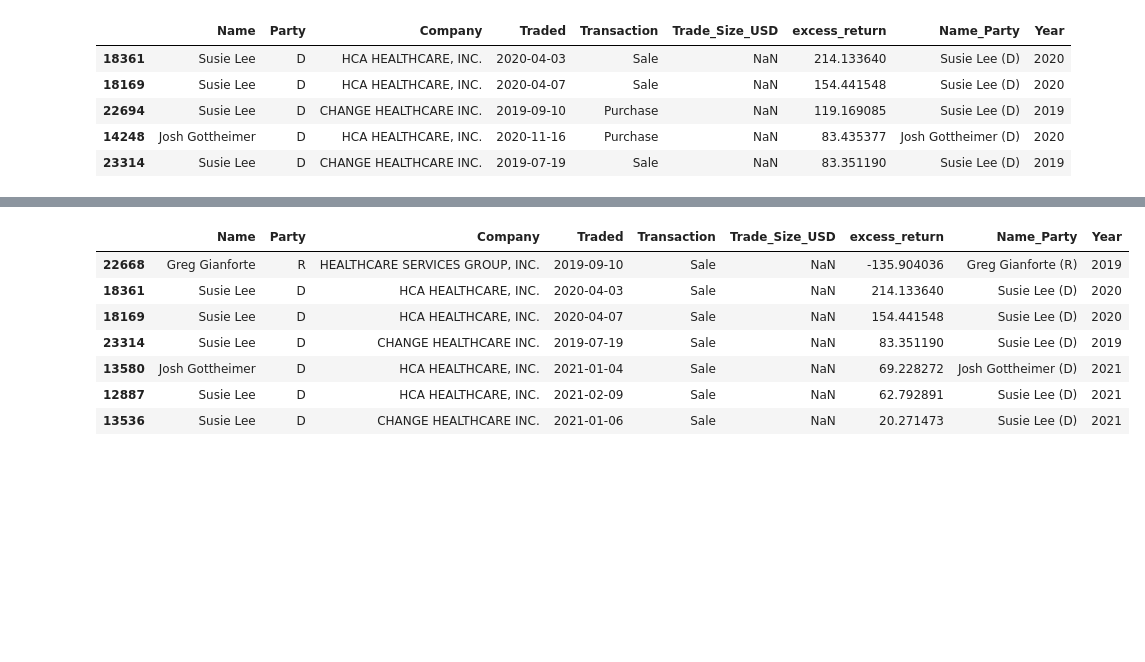
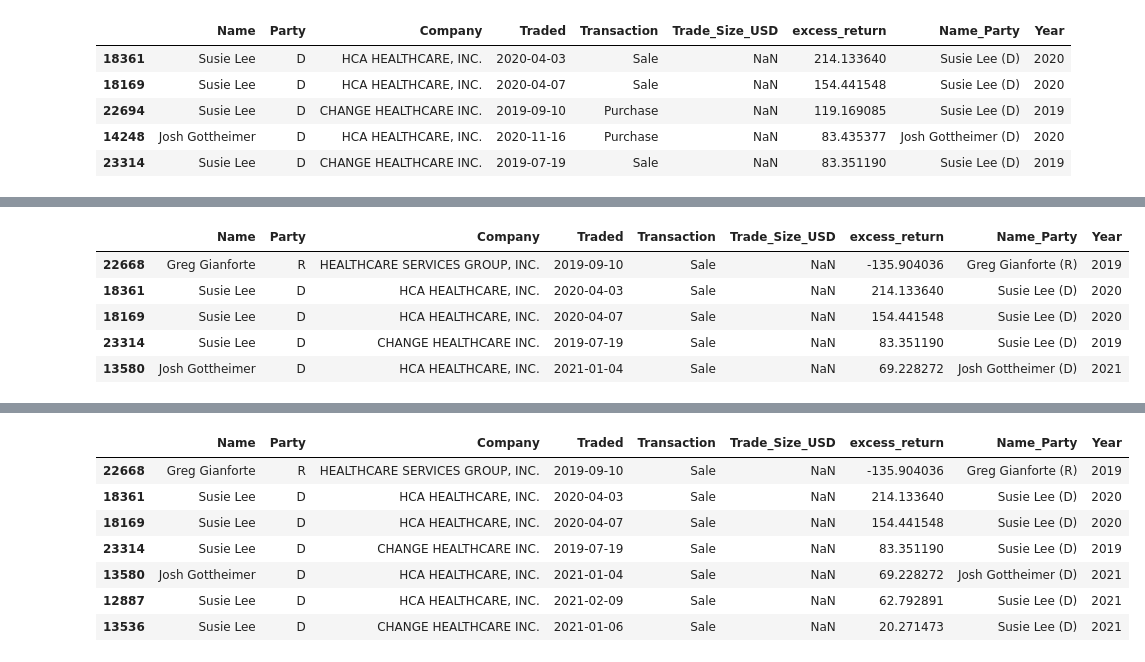
Before and after one commit to tsjohns9/ai-project-1, a Jupyter notebook: spencer.ipynb, the cells around one changed output, grey strips where cells are left out. Saved outputs shown, nothing was run; the diff lists cells and outputs as text; code cells hidden in the pictures; blank space fills up the shorter version.

```diff
--- a/spencer.ipynb
+++ b/spencer.ipynb
@@ -283,0 +280,10 @@ display(filtered_df)
+# %%
+sales_df = combined_df[combined_df['Transaction'] == 'Sale']
+display((sales_df.head()))
+# %% [output]
+|  | Name | Party | Company | Traded | Transaction | Trade_Size_USD | excess_return | Name_Party | Year |
+| 22668 | Greg Gianforte | R | HEALTHCARE SERVICES GROUP, INC. | 2019-09-10 | Sale | NaN | -135.904036 | Greg Gianforte (R) | 2019 |
+| 18361 | Susie Lee | D | HCA HEALTHCARE, INC. | 2020-04-03 | Sale | NaN | 214.133640 | Susie Lee (D) | 2020 |
+| 18169 | Susie Lee | D | HCA HEALTHCARE, INC. | 2020-04-07 | Sale | NaN | 154.441548 | Susie Lee (D) | 2020 |
+| 23314 | Susie Lee | D | CHANGE HEALTHCARE INC. | 2019-07-19 | Sale | NaN | 83.351190 | Susie Lee (D) | 2019 |
+| 13580 | Josh Gottheimer | D | HCA HEALTHCARE, INC. | 2021-01-04 | Sale | NaN | 69.228272 | Josh Gottheimer (D) | 2021 |
```
Also changed, not shown: parts of 4 cells of this notebook, 3 other files.
